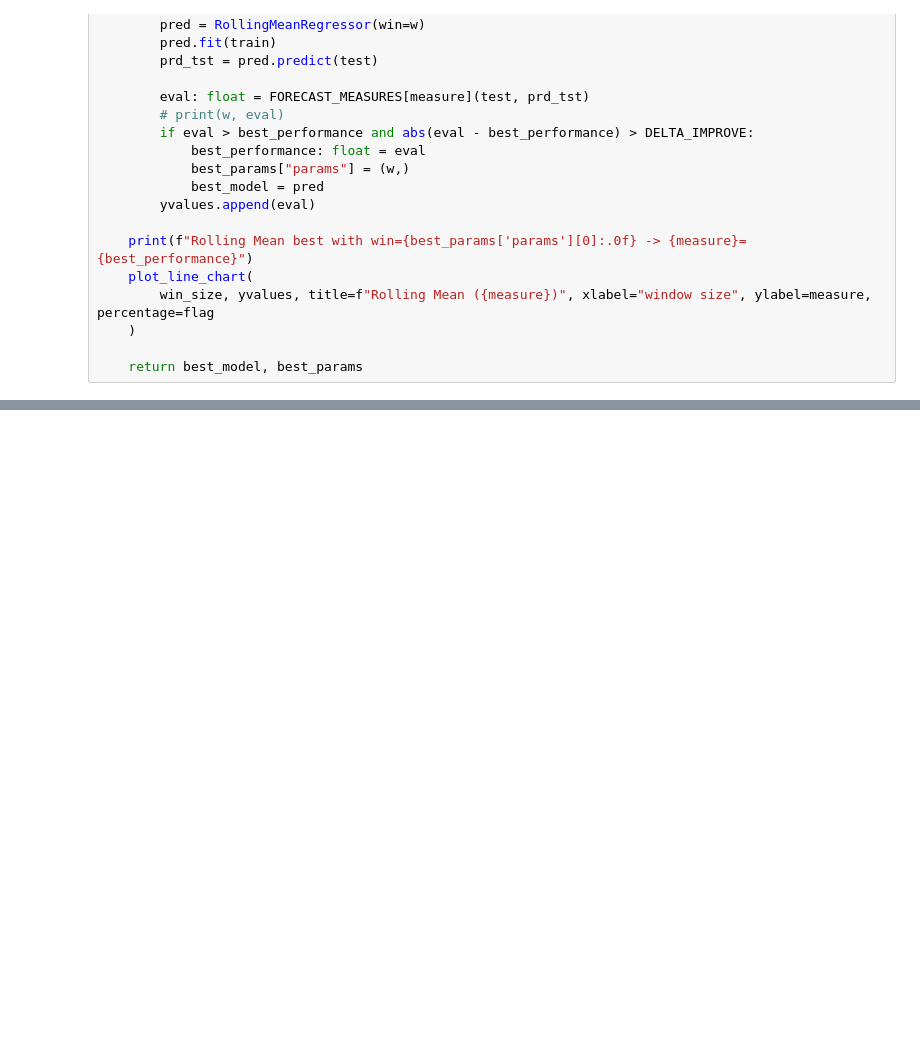
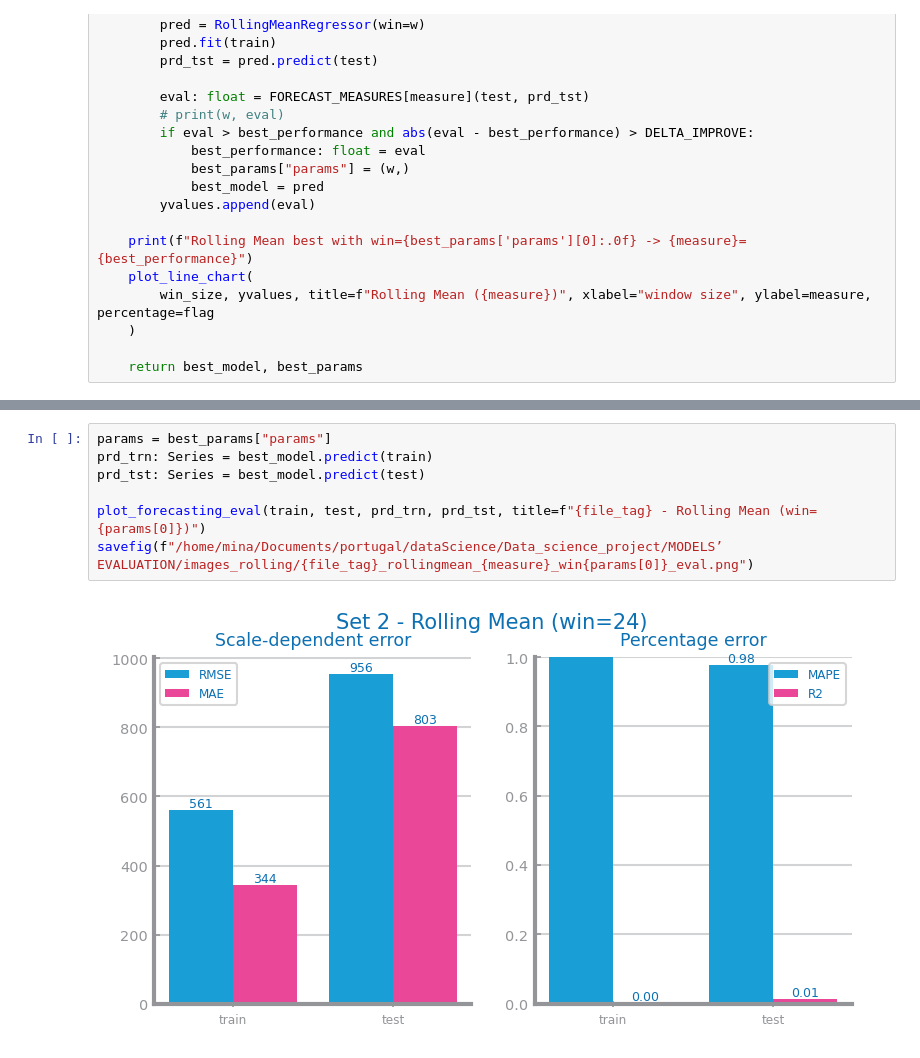
Before and after one commit to meodbr/IST-data-science, a Jupyter notebook: MODELS’ EVALUATION/RollingMean.ipynb, the cells around one changed output, grey strips where cells are left out. Drawn from its saved outputs; the diff is of its cells as text; blank space fills up the shorter version.

Commit message:
rolling

```diff
--- a/MODELS’ EVALUATION/RollingMean.ipynb
+++ b/MODELS’ EVALUATION/RollingMean.ipynb
@@ -97,0 +82,9 @@ ValueError: Length mismatch: Expected axis has 0 elements, new values have 19 el
+# %%
+params = best_params["params"]
+prd_trn: Series = best_model.predict(train)
+prd_tst: Series = best_model.predict(test)
+
+plot_forecasting_eval(train, test, prd_trn, prd_tst, title=f"{file_tag} - Rolling Mean (win={params[0]})")
+savefig(f"/home/mina/Documents/portugal/dataScience/Data_science_project/MODELS’ EVALUATION/images_rolling/{file_tag}_rollingmean_{measure}_win{params[0]}_eval.png")
+# %% [output]
+[figure, added]
```
Also changed, not shown: parts of 3 cells of this notebook, 27 other files.
